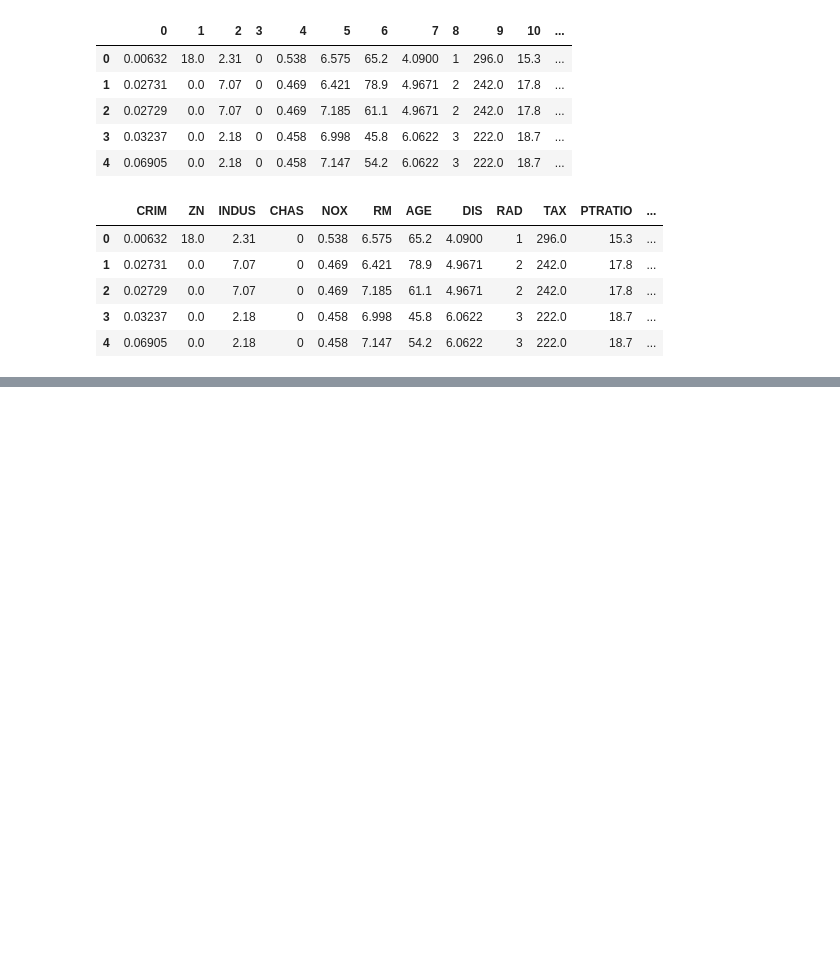
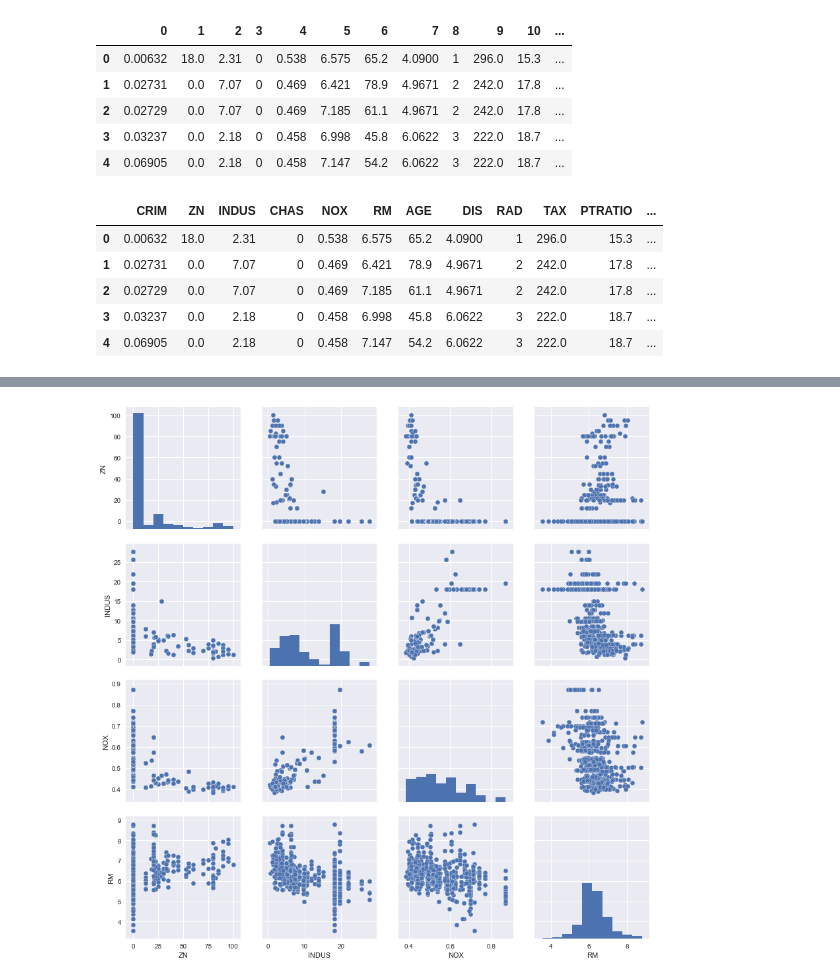
Before and after one commit to carotkut94/ML, a Jupyter notebook: HousingDataUCI.ipynb, the cells around one changed output, grey strips where cells are left out. Saved outputs shown, nothing was run; the diff lists cells and outputs as text; code cells hidden in the pictures; blank space fills up the shorter version.

Commit message:
Some progress to see specific columns and tried to draw out conclusion

```diff
--- a/HousingDataUCI.ipynb
+++ b/HousingDataUCI.ipynb
@@ -70,0 +72,9 @@ sns.pairplot(df, size=5)
+# %%
+# As we have large number of data and it makes it hard to study, so we will make our data set to have only those columns
+# That matters, for example
+col_to_study = ["ZN","INDUS", "NOX", "RM"]
+# %%
+sns.pairplot(df[col_to_study], size=3)
+plt.show()
+# %% [output]
+[figure, added]
```
Also changed, not shown: parts of 2 cells of this notebook.
